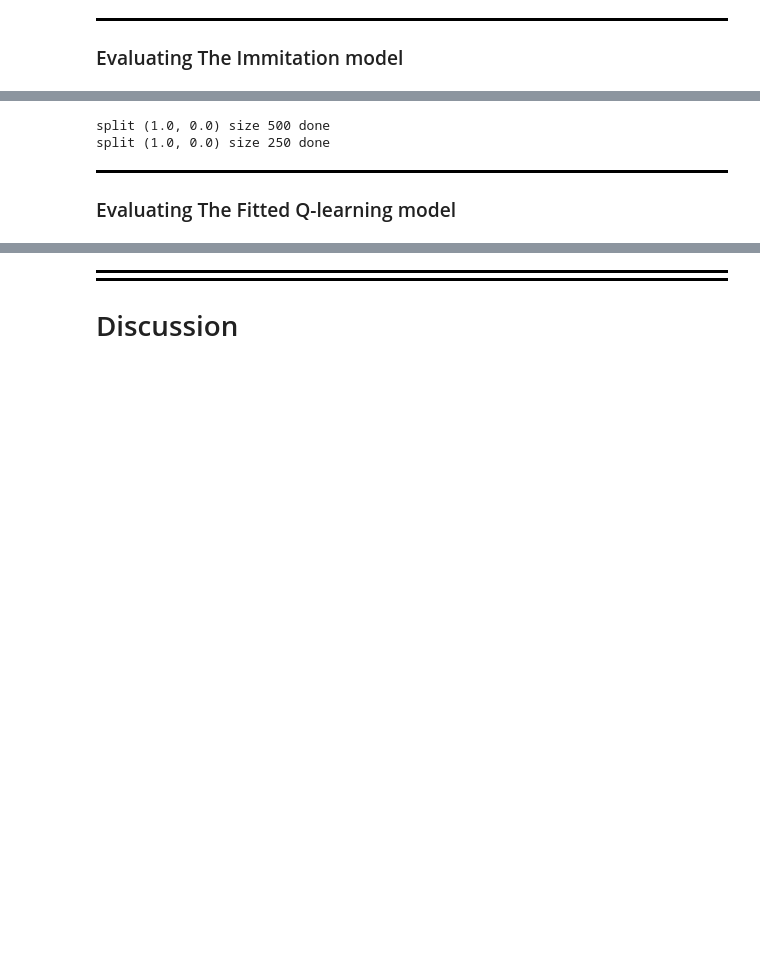
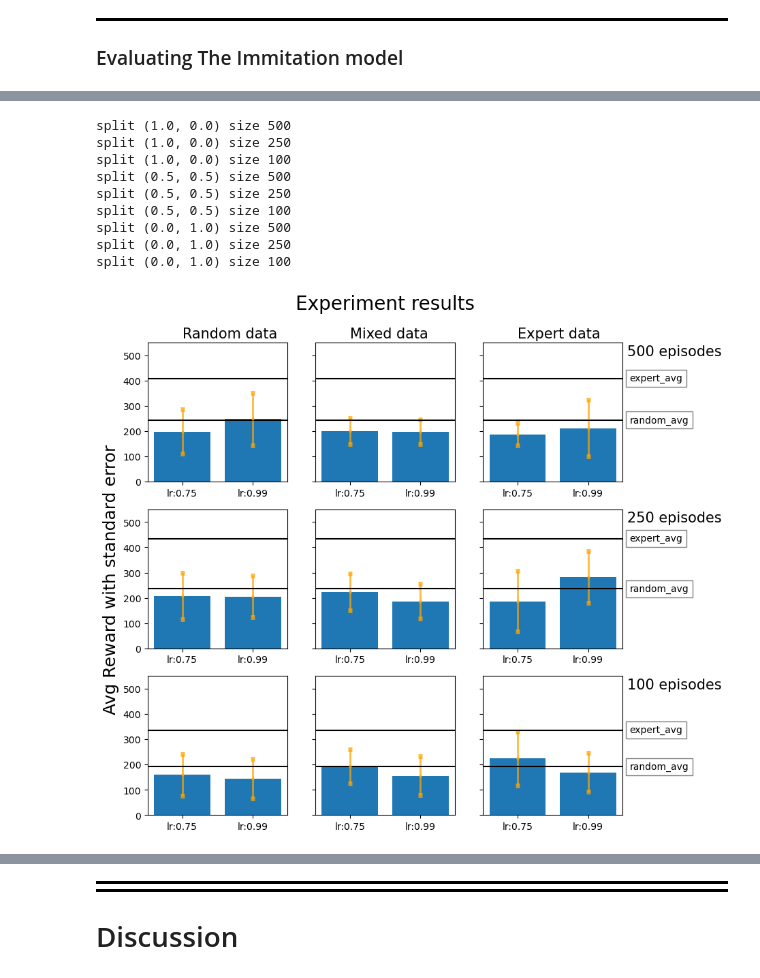
Before and after one commit to rafalm0/Offline-RL, a Jupyter notebook: OfflineRL.ipynb, the cells around one changed output, grey strips where cells are left out. Cells and saved outputs as stored; diff of their text form; code cells hidden in the pictures; blank space fills up the shorter version.

```diff
--- a/OfflineRL.ipynb
+++ b/OfflineRL.ipynb
@@ -415,8 +422,7 @@ for j,split in enumerate(splits):
 # %%
 # hyper-params
 
-K = 10
-learning_rates = [.25, .5]
+learning_rates = [.75, .99]
 epsilon = 0
 # %%
 # fitted model
@@ -429,7 +435,9 @@ ax[1][0].set_ylabel(f'Avg Reward with standard error', fontsize=18)
 
 for j,split in enumerate(splits):
     for i,size in enumerate(sizes):
-        print(f"split {split} size {size} done")
+        data = datasets[size][split]
+
+        print(f"split {str(split)} size {str(size)}")
 
         split_text = {(1.0,.0):'Random data', (.5,.5):'Mixed data', (.0,1.0):'Expert data'}
 
@@ -440,46 +448,49 @@ for j,split in enumerate(splits):
         expert_avg = np.mean(expert_policy.groupby('episode').sum()['reward'].apply(lambda a: a + 250 if a != 500 else a))
 
         if i == 0:
-            text = ax[i][j].text(.1,570,f"{split_text[split]}", size=15)
+            text = ax[i][j].text(0,570,f"{split_text[split]}", size=15)
         if j == 2:
-            text = ax[i][j].text(1.25,350,f"{str(size)} episodes", size=15)
+            text = ax[i][j].text(1.55,500,f"{str(size)} episodes", size=15)
 
-            ax[i][j].text(1.15, expert_avg, "expert_avg", va='center', ha="left", bbox=dict(facecolor="w",alpha=0.5),transform=ax[i][j].get_yaxis_transform())
-            ax[i][j].text(1.15, random_avg, "random_avg", va='center', ha="left", bbox=dict(facecolor="w",alpha=0.5),transform=ax[i][j].get_yaxis_transform())
+            ax[i][j].text(1.05, expert_avg, "expert_avg", va='center', ha="left", bbox=dict(facecolor="w",alpha=0.5),transform=ax[i][j].get_yaxis_transform())
+            ax[i][j].text(1.05, random_avg, "random_avg", va='center', ha="left", bbox=dict(facecolor="w",alpha=0.5),transform=ax[i][j].get_yaxis_transform())
 
 
         X = []
         Y = []
         err = []
         for lr in learning_rates:
 
             model = qlearning(env, gamma=lr, epsilon=1, bins=10)
-            model.offline_train(data)
+            model.offline_train(data, k=5)
 
             test_result = model.gen_data(episodes=100,imitation=False, reward_=True)[0]
 
             # compensating penalty for the purpose of visualization (normally all non-sucessfull would have an penalty)
             test_result = [x if x==500 else x+250 for x in test_result]
 
             test_avg = np.mean(test_result)
             test_std = np.std(test_result)
             # plot here the result
 
-            X.append('C:' +str(C))
+            X.append('lr:' + str(lr))
             Y.append(test_avg)
             err.append(test_std)
 
 
         ax[i][j].set_ylim([0, 550])
         ax[i][j].bar(X,Y, alpha=1)
         ax[i][j].errorbar(X, Y, err, fmt='.', color='orange', elinewidth=2,capthick=5,errorevery=1, alpha=0.75, ms=4, capsize = 2)
         ax[i][j].axhline(random_avg, color="black")
         ax[i][j].axhline(expert_avg, color="black")
 # %% [output]
-split (1.0, 0.0) size 500 done
-split (1.0, 0.0) size 250 done
+split (1.0, 0.0) size 500
+split (1.0, 0.0) size 250
+split (1.0, 0.0) size 100
+split (0.5, 0.5) size 500
+split (0.5, 0.5) size 250
+split (0.5, 0.5) size 100
+split (0.0, 1.0) size 500
+split (0.0, 1.0) size 250
+split (0.0, 1.0) size 100
+[figure, added]
-# %% [markdown]
-<div style="border-bottom: 3px solid black; margin-bottom:5px"></div>
-
-
-### Evaluating The Fitted Q-learning model
```
Also changed, not shown: parts of 25 cells of this notebook.
